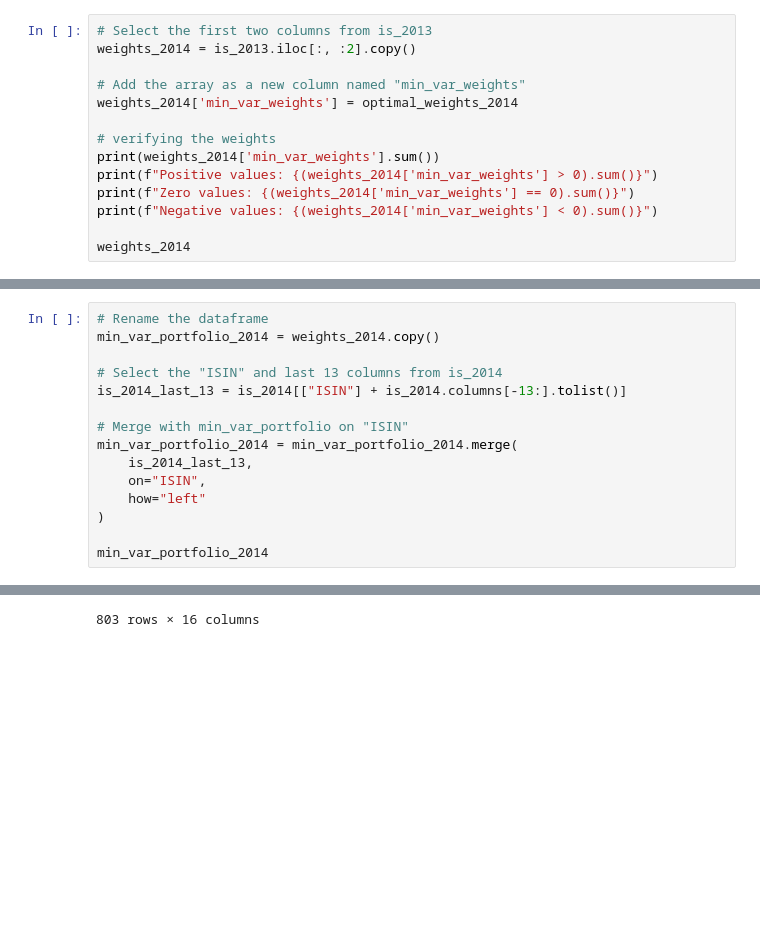
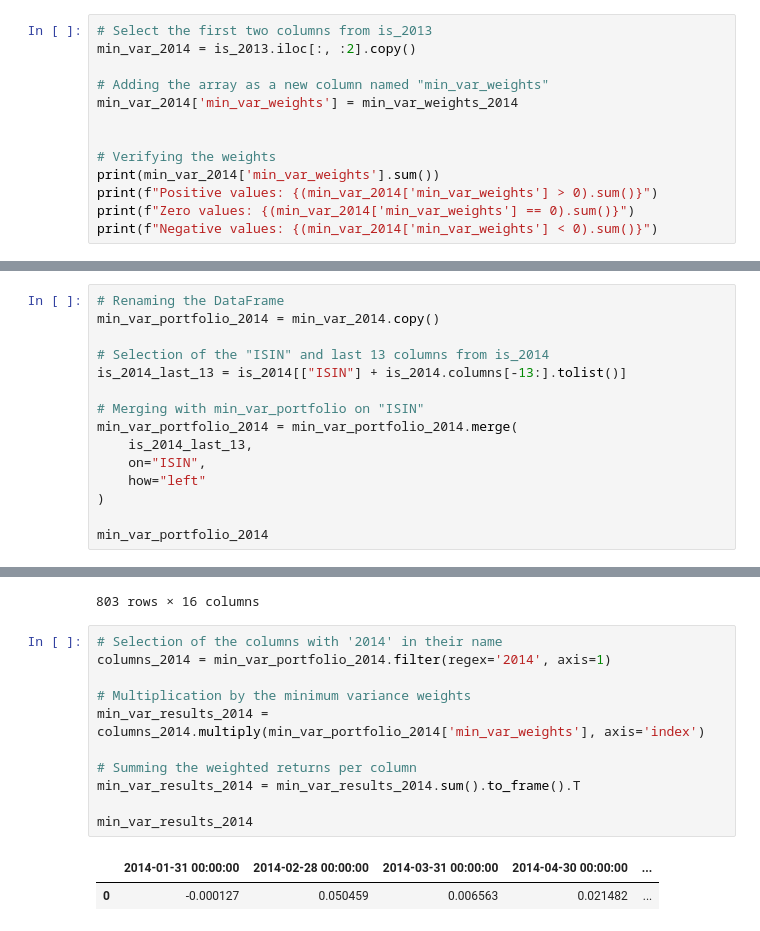
Before and after one commit to Quentinrezzo/Sustainability-Project, a Jupyter notebook: sustainability/notebook.ipynb, the cells around one changed output, grey strips where cells are left out. Cells and saved outputs as stored; diff of their text form; blank space fills up the shorter version.

```diff
--- a/sustainability/notebook.ipynb
+++ b/sustainability/notebook.ipynb
@@ -292,18 +300,17 @@ print(optimal_weights_2014[0])
 0.0
 # %%
 # Select the first two columns from is_2013
-weights_2014 = is_2013.iloc[:, :2].copy()
+min_var_2014 = is_2013.iloc[:, :2].copy()
 
-# Add the array as a new column named "min_var_weights"
-weights_2014['min_var_weights'] = optimal_weights_2014
+# Adding the array as a new column named "min_var_weights"
+min_var_2014['min_var_weights'] = min_var_weights_2014
 
-# verifying the weights
-print(weights_2014['min_var_weights'].sum())
-print(f"Positive values: {(weights_2014['min_var_weights'] > 0).sum()}")
-print(f"Zero values: {(weights_2014['min_var_weights'] == 0).sum()}")
-print(f"Negative values: {(weights_2014['min_var_weights'] < 0).sum()}")
 
-weights_2014
+# Verifying the weights
+print(min_var_2014['min_var_weights'].sum())
+print(f"Positive values: {(min_var_2014['min_var_weights'] > 0).sum()}")
+print(f"Zero values: {(min_var_2014['min_var_weights'] == 0).sum()}")
+print(f"Negative values: {(min_var_2014['min_var_weights'] < 0).sum()}")
 # %% [output]
 1.0000000000000007
 Positive values: 443
@@ -325,11 +319,11 @@ Negative values: 0
 # %%
-# Rename the dataframe
-min_var_portfolio_2014 = weights_2014.copy()
+# Renaming the DataFrame
+min_var_portfolio_2014 = min_var_2014.copy()
 
-# Select the "ISIN" and last 13 columns from is_2014
+# Selection of the "ISIN" and last 13 columns from is_2014
 is_2014_last_13 = is_2014[["ISIN"] + is_2014.columns[-13:].tolist()]
 
-# Merge with min_var_portfolio on "ISIN"
+# Merging with min_var_portfolio on "ISIN"
 min_var_portfolio_2014 = min_var_portfolio_2014.merge(
     is_2014_last_13,
     on="ISIN",
@@ -351,3 +345,17 @@ min_var_portfolio_2014
 | 801 | US9884981013 | YUM! BRANDS | 2.375484e-18 | -0.1074 | 0.1032 | 0.0177 | ... |
 | 802 | US98956P1021 | ZIMMER BIOMET HDG. | 4.621965e-19 | 0.0084 | -0.0014 | 0.0103 | ... |
 803 rows × 16 columns
+# %%
+# Selection of the columns with '2014' in their name
+columns_2014 = min_var_portfolio_2014.filter(regex='2014', axis=1)
+
+# Multiplication by the minimum variance weights
+min_var_results_2014 = columns_2014.multiply(min_var_portfolio_2014['min_var_weights'], axis='index')
+
+# Summing the weighted returns per column
+min_var_results_2014 = min_var_results_2014.sum().to_frame().T
+
+min_var_results_2014
+# %% [output]
+|  | 2014-01-31 00:00:00 | 2014-02-28 00:00:00 | 2014-03-31 00:00:00 | 2014-04-30 00:00:00 | ... |
+| 0 | -0.000127 | 0.050459 | 0.006563 | 0.021482 | ... |
```
Also changed, not shown: parts of 11 cells of this notebook.
